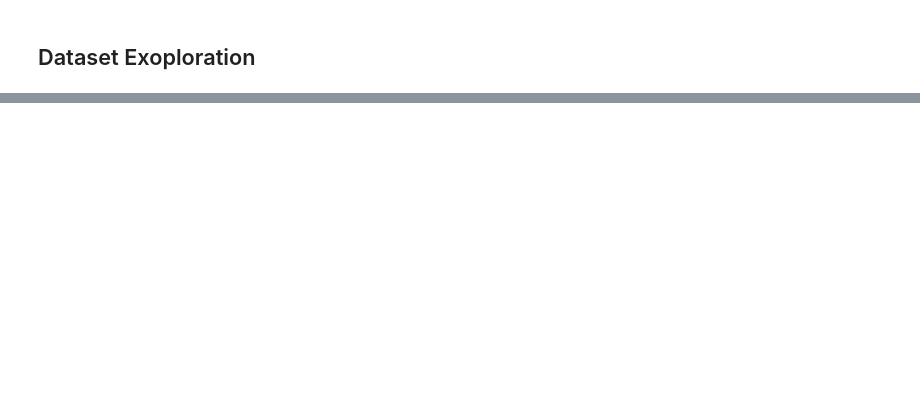
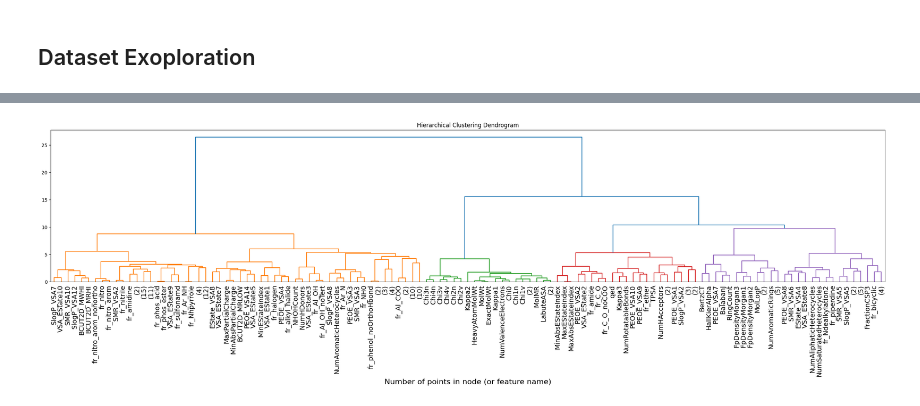
Before and after one commit to JonnaMat/CYP-inhibition, a Jupyter notebook: src/project.ipynb, the cells around one changed output, grey strips where cells are left out. Saved outputs shown, nothing was run; the diff lists cells and outputs as text; code cells hidden in the pictures; blank space fills up the shorter version.

```diff
--- a/src/project.ipynb
+++ b/src/project.ipynb
@@ -130,0 +137,7 @@ feature_distributions(
+# %%
+# Correlation matrix of descriptors
+cor_matrix =  datasets["train"].drop("Drug_ID", axis=1).corr()
+top_cor_matrix = cor_matrix.where(np.triu(np.ones(cor_matrix.shape),k=1).astype(np.bool))
+fig = px.imshow(top_cor_matrix, color_continuous_scale='RdBu_r', title=f"{task} inhibition\nDescriptor correlation")
+
+fig.write_html(f"data/{task.lower()}/descriptor_correlation.html")
@@ -130,0 +198,4 @@ feature_distributions(
+# %%
+plot_dendrogram(cor_matrix, level=7)
+# %% [output]
+[figure, added]
```
Also changed, not shown: parts of 19 cells of this notebook, 1 other file.
